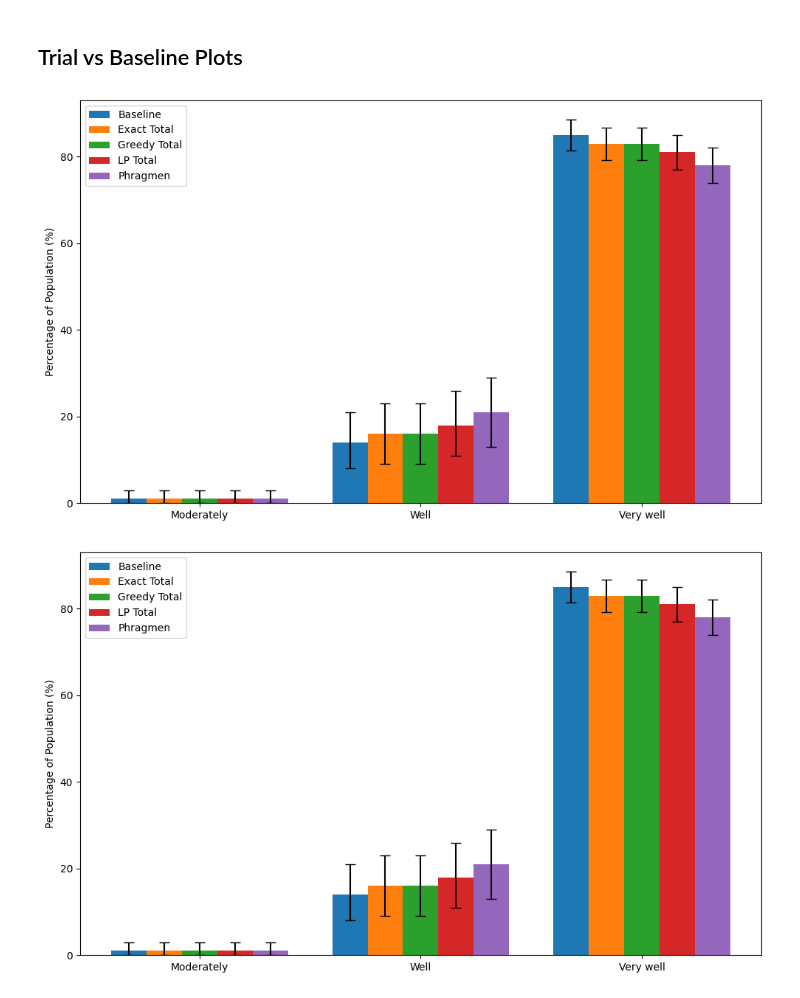
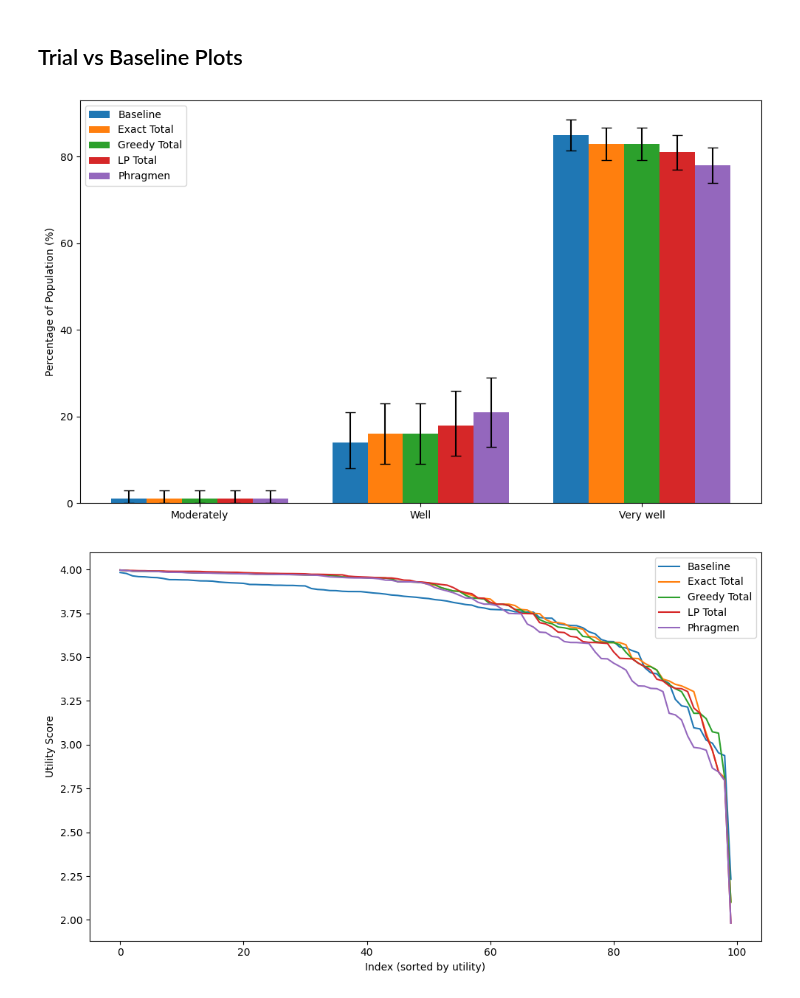
Before and after one commit to aaron-sandoval/generative_social_choice, a Jupyter notebook: generative_social_choice/plots/generate_plots.ipynb, the cells around one changed output. Saved outputs shown, nothing was run; the diff lists cells and outputs as text; code cells hidden in the pictures.

Commit message:
Line plot of sorted utilities

```diff
--- a/generative_social_choice/plots/generate_plots.ipynb
+++ b/generative_social_choice/plots/generate_plots.ipynb
@@ -192,6 +192,6 @@ def plot_likert_category_bar_chart(assignments: pd.DataFrame) -> plt.figure:
 
     return fig
 
-plot_likert_category_bar_chart(baseline_assignments)
+fig = plot_likert_category_bar_chart(baseline_assignments)
 # %% [output]
 [figure]
@@ -322,7 +321,40 @@ def plot_likert_category_clustered_bar_chart(
 
     return fig
 
-plot_likert_category_clustered_bar_chart(utilities)
+fig = plot_likert_category_clustered_bar_chart(utilities)
 # %% [output]
 [figure]
-[figure, removed]
+# %%
+def plot_sorted_utility_distributions(utilities: pd.DataFrame) -> plt.Figure:
+    """
+    Plot sorted utility distributions for each column in the DataFrame.
+
+    Args:
+        utilities: DataFrame where each column contains utilities for different
+            methods/conditions
+
+    Returns:
+        matplotlib Figure object containing the plot
+    """
+    # Create figure and axis
+    fig, ax = plt.subplots(figsize=(10, 6))
+
+    # Plot each column's sorted distribution
+    for column in utilities.columns:
+        sorted_values = utilities[column].sort_values(ascending=False).values
+        indices = np.arange(len(sorted_values))
+        ax.plot(indices, sorted_values, label=column)
+
+    # Customize plot
+    ax.set_xlabel("Index (sorted by utility)")
+    ax.set_ylabel("Utility Score")
+    ax.legend()
+
+    # Adjust layout to prevent label cutoff
+    plt.tight_layout()
+
+    return fig
+
+fig = plot_sorted_utility_distributions(utilities)
+# %% [output]
+[figure, added]
```
Also changed, not shown: parts of 1 cell of this notebook.
